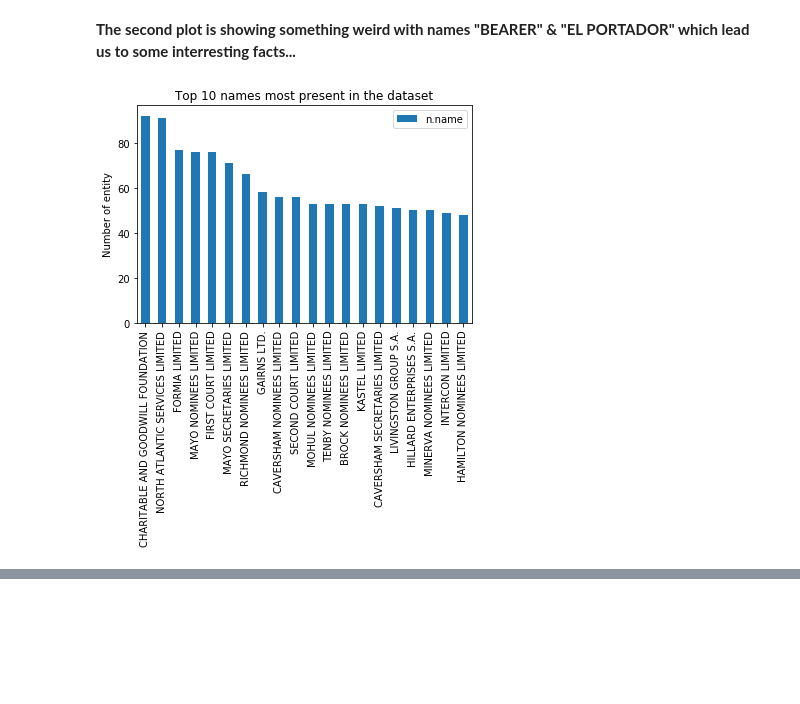
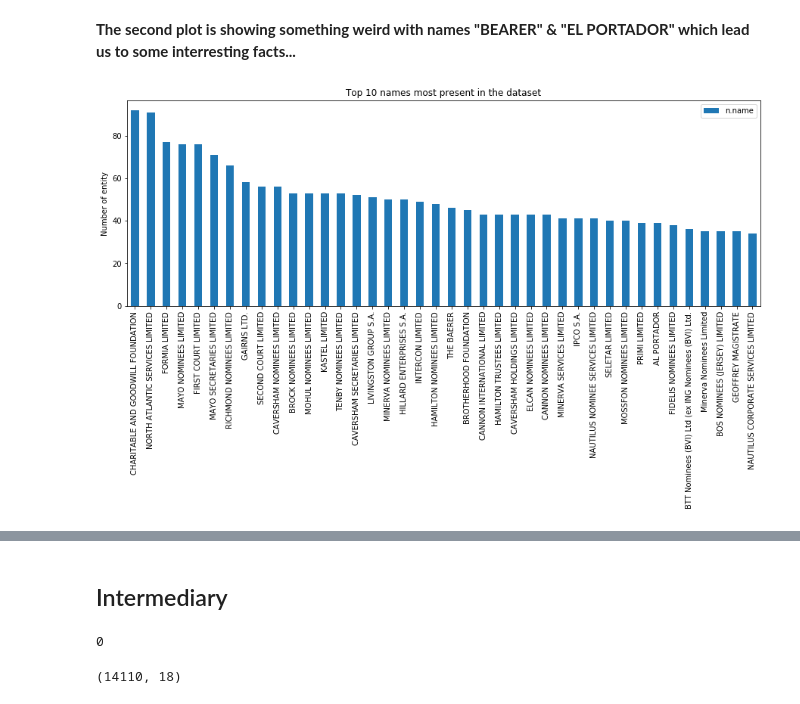
Before and after one commit to Roussaky/ada-EPFL, a Jupyter notebook: project/project.ipynb, the cells around one changed output, grey strips where cells are left out. Cells and saved outputs as stored; diff of their text form; code cells hidden in the pictures; blank space fills up the shorter version.

```diff
--- a/project/project.ipynb
+++ b/project/project.ipynb
@@ -176,13 +181,15 @@ plt.show()
 # %% [markdown]
 **The second plot is showing something weird with names "BEARER" & "EL PORTADOR" which lead us to some interresting facts...**
 # %%
+fig, axes = plt.subplots(nrows=1, ncols=1, figsize=(15,5), squeeze=False)
+
 names = pd.DataFrame(panama_officer[panama_officer['n.name'].str.contains('bearer|EL PORTADOR', case=False) == False ]['n.name'].value_counts())
-names[:20].plot(kind='bar',title='Top 10 names most present in the dataset')
+names[:40].plot(kind='bar',title='Top 10 names most present in the dataset',ax=axes[0,0])
 plt.ylabel('Number of entity')
 
 plt.show()
 # %% [output]
-[figure, old version]
+[figure, new version]
 # %%
 panama_officer[panama_officer['n.name'].str.contains('bearer', case=False) == True ]['n.name'].unique()
 # %% [output]
@@ -203,3 +210,5 @@ array(['THE BEARER', 'THE BEARER (MR. PAUL SPECK)', 'THE BEARER (EURO)',
        'THE BEARER / B1',
        'BEARER - AGENT:  HAVELET TRUST COMPANY (BVI) LIMITED',
        'THE BEARER - A CLASS', 'BEARER 1,000.00 SHARES'], dtype=object)
+# %% [markdown]
+## Intermediary
@@ -205,0 +217,9 @@ array(['THE BEARER', 'THE BEARER (MR. PAUL SPECK)', 'THE BEARER (EURO)',
+# %%
+# no duplicated row
+panama_intermediary[panama_intermediary.duplicated()==True].shape[0]
+# %% [output]
+0
+# %%
+panama_intermediary.shape
+# %% [output]
+(14110, 18)
```
Also changed, not shown: parts of 23 cells of this notebook.
